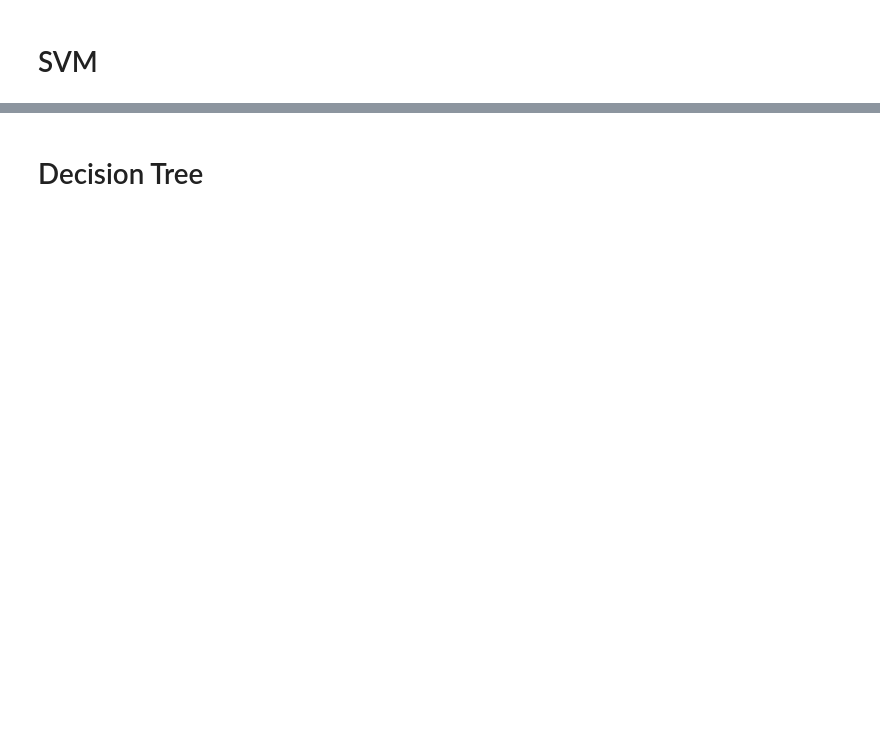
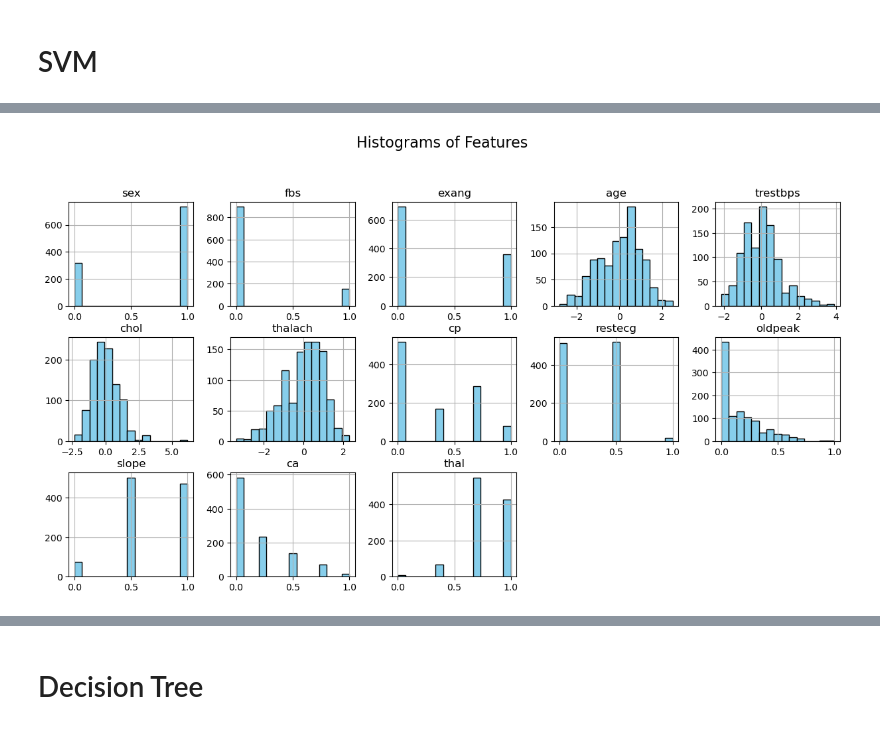
Before and after one commit to JaigonRyu/Health-Classification-Trials, a Jupyter notebook: classification_trials.ipynb, the cells around one changed output, grey strips where cells are left out. Drawn from its saved outputs; the diff is of its cells as text; code cells hidden in the pictures; blank space fills up the shorter version.

```diff
--- a/classification_trials.ipynb
+++ b/classification_trials.ipynb
@@ -910,0 +607,26 @@ Accuracy 3: 0.719626168224299
+# %%
+binary_features = ["sex", "fbs", "exang"]
+continuous_features_standardize = ["age", "trestbps", "chol", "thalach"]
+continuous_features_normalize = ["cp", "restecg", "oldpeak", "slope", "ca", "thal"]
+
+standard_scaler = StandardScaler()
+minmax_scaler = MinMaxScaler()
+
+binary_data = heart_clev[binary_features]
+
+# Standardize normally distributed features
+standardized_data = pd.DataFrame(
+    standard_scaler.fit_transform(heart_clev[continuous_features_standardize]),
+    columns=continuous_features_standardize,
+)
+
+# Normalize skewed features
+normalized_data = pd.DataFrame(
+    minmax_scaler.fit_transform(heart_clev[continuous_features_normalize]),
+    columns=continuous_features_normalize,
+)
+
+target = heart_clev['target']
+
+# 4. Combine all features back into a single dataset
+processed_data = pd.concat([binary_data, standardized_data, normalized_data, target], axis=1)
@@ -910,0 +655,4 @@ Accuracy 3: 0.719626168224299
+# %%
+smote = SMOTE(random_state=4)
+
+features_re, target_re = smote.fit_resample(features,target)
@@ -910,0 +678,6 @@ Accuracy 3: 0.719626168224299
+# %%
+features_re.hist(bins=15, figsize=(15, 10), layout=(4, 5), color='skyblue', edgecolor='black')
+plt.suptitle('Histograms of Features', fontsize=16)
+plt.show()
+# %% [output]
+[figure, added]
```
Also changed, not shown: parts of 156 cells of this notebook.
